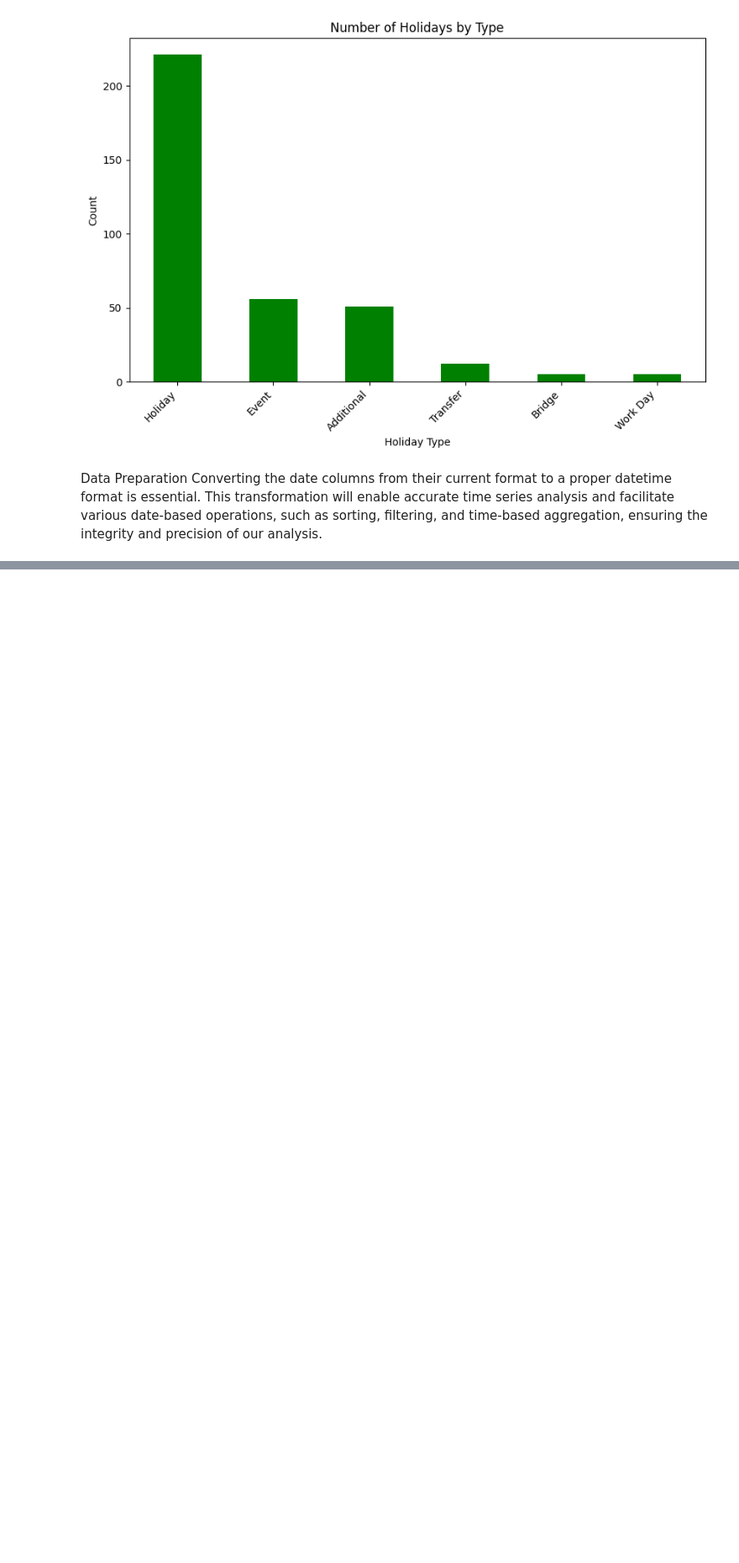
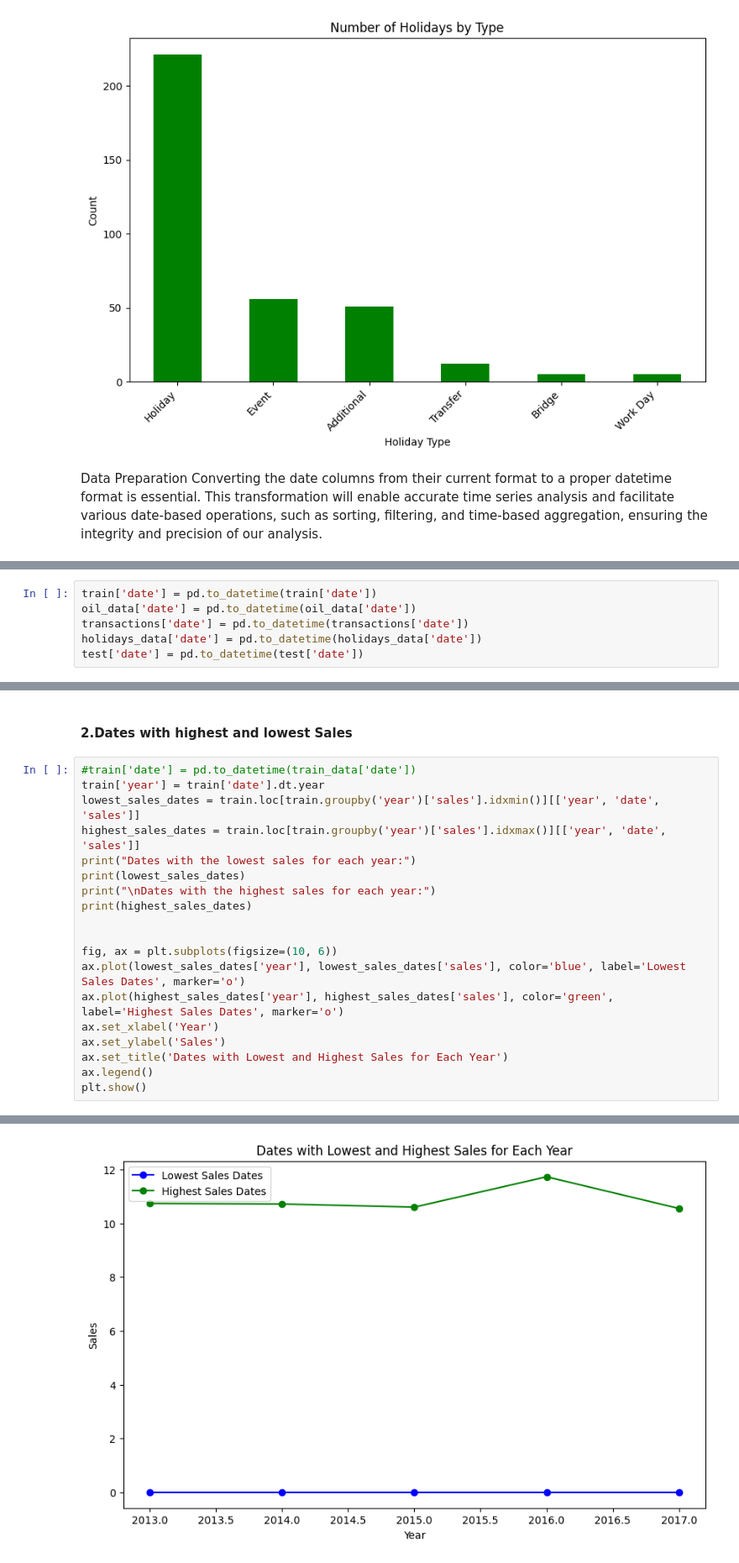
Before and after one commit to MayayaPatrick/Business-Forecasting-Model, a Jupyter notebook: Notebook/Time Series.ipynb, the cells around one changed output, grey strips where cells are left out. Shown at 84% size. Saved outputs shown, nothing was run; the diff lists cells and outputs as text; blank space fills up the shorter version.

```diff
--- a/Notebook/Time Series.ipynb
+++ b/Notebook/Time Series.ipynb
@@ -462,0 +465,6 @@ Converting the date columns from their current format to a proper datetime forma
+# %%
+train['date'] = pd.to_datetime(train['date'])
+oil_data['date'] = pd.to_datetime(oil_data['date'])
+transactions['date'] = pd.to_datetime(transactions['date'])
+holidays_data['date'] = pd.to_datetime(holidays_data['date'])
+test['date'] = pd.to_datetime(test['date'])
@@ -462,0 +531,22 @@ Converting the date columns from their current format to a proper datetime forma
+# %% [markdown]
+#### 2.Dates with highest and lowest Sales
+# %%
+#train['date'] = pd.to_datetime(train_data['date'])
+train['year'] = train['date'].dt.year
+lowest_sales_dates = train.loc[train.groupby('year')['sales'].idxmin()][['year', 'date', 'sales']]
+highest_sales_dates = train.loc[train.groupby('year')['sales'].idxmax()][['year', 'date', 'sales']]
+print("Dates with the lowest sales for each year:")
+print(lowest_sales_dates)
+print("\nDates with the highest sales for each year:")
+print(highest_sales_dates)
+
+
+fig, ax = plt.subplots(figsize=(10, 6))
+ax.plot(lowest_sales_dates['year'], lowest_sales_dates['sales'], color='blue', label='Lowest Sales Dates', marker='o')
+ax.plot(highest_sales_dates['year'], highest_sales_dates['sales'], color='green', label='Highest Sales Dates', marker='o')
+ax.set_xlabel('Year')
+ax.set_ylabel('Sales')
+ax.set_title('Dates with Lowest and Highest Sales for Each Year')
+ax.legend()
+plt.show()
+# %% [output]
@@ -462,0 +568 @@ Converting the date columns from their current format to a proper datetime forma
+[figure, added]
```
Also changed, not shown: parts of 89 cells of this notebook.
